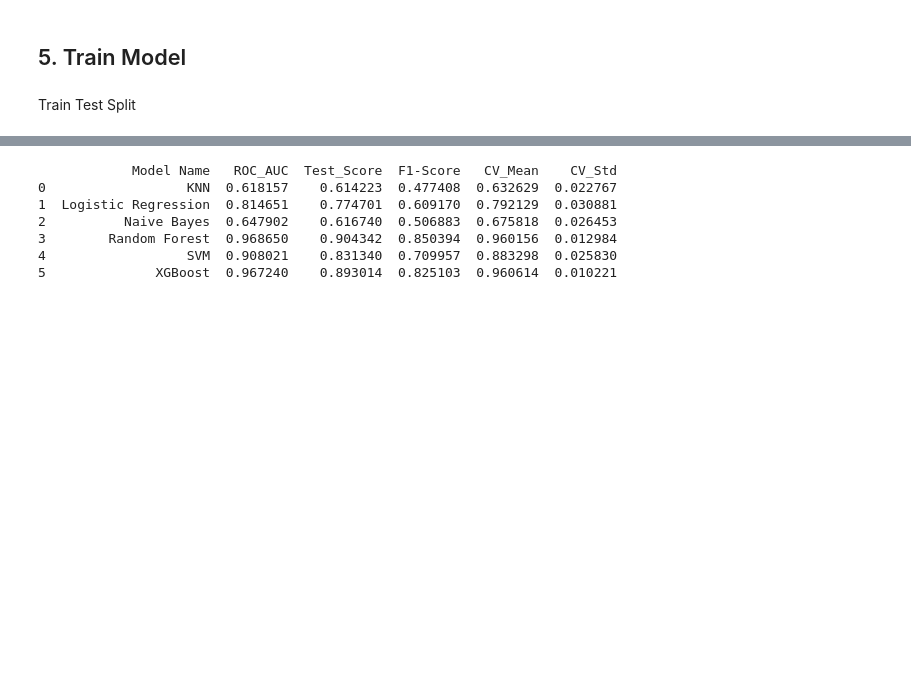
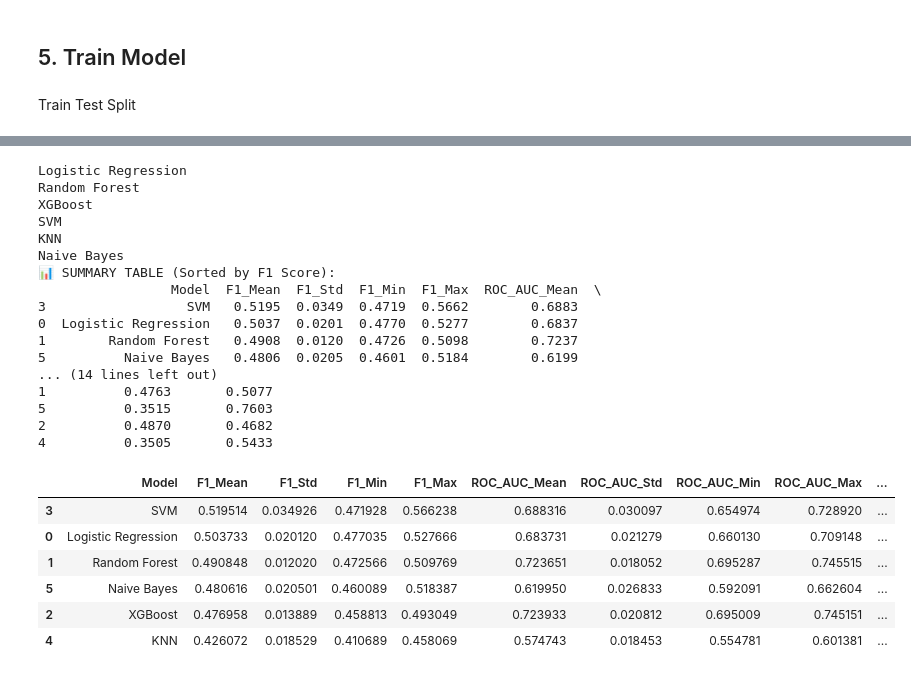
Before and after one commit to patrawi/spotify, a Jupyter notebook: 7_train_model_p.ipynb, the cells around one changed output, grey strips where cells are left out. Cells and saved outputs as stored; diff of their text form; code cells hidden in the pictures; blank space fills up the shorter version.

Commit message:
feat: change to stratified k fold

```diff
--- a/7_train_model_p.ipynb
+++ b/7_train_model_p.ipynb
@@ -101,7 +101,9 @@ artist_features_cols = [
                         'artist_song_count',
                         'artist_total_appearances']
 
-temporal_features_cols = ['release_month', 'release_quarter',
-                          'release_day_of_week', 'chart_lifespan_days', 'is_holiday_season', 'is_friday_release']
+# Removed 'release_month' due to high correlation (0.973) with 'release_quarter'
+temporal_features_cols = ['release_quarter',
+                          'release_month',
+                          'release_day_of_week', 'is_holiday_season', 'is_friday_release']
 
-all_features = audio_features_cols + artist_features_cols + temporal_features_cols
+all_features =  temporal_features_cols + audio_features_cols + artist_features_cols
@@ -131,7 +136,7 @@ y_train = (training_merged_df['popularity_label'] == 'Popular').astype(int)
 X_test = test_merged_df[all_features].copy()
 y_test = (test_merged_df['popularity_label'] == 'Popular').astype(int)
 # %%
-tscv = TimeSeriesSplit(n_splits=5)
+skf = StratifiedKFold(n_splits=5)
 # %% [markdown]
 ## 3. Scaling
 # %% [markdown]
@@ -186,12 +201,17 @@ for name, model in models.items():
 
 
     pipeline.fit(X_train, y_train)
+
+
     y_pred = pipeline.predict(X_test)
+    print(classification_report(y_test, y_pred))
+    print(confusion_matrix(y_test, y_pred))
     result = {}
     result['Model Name'] = name
     if hasattr(model, 'predict_proba'):
-        y_pred_proba = pipeline.predict_proba(X_test)[:, 1] # Probability of the positive class (1)
+        y_pred_proba = pipeline.predict_proba(X_test)[:, 1]
         roc_auc = roc_auc_score(y_test, y_pred_proba)
+        y_pred = (y_pred_proba >= 0.4).astype(int)
         result['ROC_AUC'] = roc_auc
     else:
         result['ROC_AUC'] = 'Not Available'
@@ -206,27 +274,57 @@ train_test_df = pd.DataFrame(train_test_split_results)
 # %%
+from sklearn.model_selection import cross_validate
+
+
 sorted_merged_df = merged_df.sort_values('first_appearance')
 sorted_X = sorted_merged_df[all_features].copy()
 sorted_y = (sorted_merged_df['popularity_label'] == 'Popular').astype(int)
 
-cv_results = []
+cv_results = {}
 for name, model in models.items():
     pipeline = Pipeline([
         ('preprocessor', create_preprocessor(name,all_features)),
         ('sampler', SMOTE(random_state=42)),
         ('classifier', model)
     ])
-    scores = cross_val_score(pipeline, sorted_X, sorted_y, cv=tscv, scoring='roc_auc')
-    cv_results.append({'Model Name': name, 'CV_Mean': scores.mean(), 'CV_Std': scores.std()})
+    scoring_metrics = {
+        'f1': 'f1',
+        'roc_auc': 'roc_auc',
+        'accuracy': 'accuracy',
+        'precision': 'precision',
+        'recall': 'recall'
+    }
+    cv_result = cross_validate(
+        pipeline,
+        sorted_X, sorted_y,
+        cv=skf,
+        scoring=scoring_metrics,
+        return_train_score=False
+    )
+    cv_results[name] = cv_result
 
-cv_df = pd.DataFrame(cv_results)
-
-comparison_df = train_test_df.merge(cv_df, on='Model Name', how='outer')
-print(comparison_df)
+create_cv_summary(cv_results)
 # %% [output]
-            Model Name   ROC_AUC  Test_Score  F1-Score   CV_Mean    CV_Std
-0                  KNN  0.618157    0.614223  0.477408  0.632629  0.022767
-1  Logistic Regression  0.814651    0.774701  0.609170  0.792129  0.030881
-2          Naive Bayes  0.647902    0.616740  0.506883  0.675818  0.026453
-3        Random Forest  0.968650    0.904342  0.850394  0.960156  0.012984
-4                  SVM  0.908021    0.831340  0.709957  0.883298  0.025830
-5              XGBoost  0.967240    0.893014  0.825103  0.960614  0.010221
+Logistic Regression
+Random Forest
+XGBoost
+SVM
+KNN
+Naive Bayes
+📊 SUMMARY TABLE (Sorted by F1 Score):
+                 Model  F1_Mean  F1_Std  F1_Min  F1_Max  ROC_AUC_Mean  \
+3                  SVM   0.5195  0.0349  0.4719  0.5662        0.6883
+0  Logistic Regression   0.5037  0.0201  0.4770  0.5277        0.6837
+1        Random Forest   0.4908  0.0120  0.4726  0.5098        0.7237
+5          Naive Bayes   0.4806  0.0205  0.4601  0.5184        0.6199
+... (14 lines left out)
+1          0.4763       0.5077
+5          0.3515       0.7603
+2          0.4870       0.4682
+4          0.3505       0.5433
+|  | Model | F1_Mean | F1_Std | F1_Min | F1_Max | ROC_AUC_Mean | ROC_AUC_Std | ROC_AUC_Min | ROC_AUC_Max | ... |
+| 3 | SVM | 0.519514 | 0.034926 | 0.471928 | 0.566238 | 0.688316 | 0.030097 | 0.654974 | 0.728920 | ... |
+| 0 | Logistic Regression | 0.503733 | 0.020120 | 0.477035 | 0.527666 | 0.683731 | 0.021279 | 0.660130 | 0.709148 | ... |
+| 1 | Random Forest | 0.490848 | 0.012020 | 0.472566 | 0.509769 | 0.723651 | 0.018052 | 0.695287 | 0.745515 | ... |
+| 5 | Naive Bayes | 0.480616 | 0.020501 | 0.460089 | 0.518387 | 0.619950 | 0.026833 | 0.592091 | 0.662604 | ... |
+| 2 | XGBoost | 0.476958 | 0.013889 | 0.458813 | 0.493049 | 0.723933 | 0.020812 | 0.695009 | 0.745151 | ... |
+| 4 | KNN | 0.426072 | 0.018529 | 0.410689 | 0.458069 | 0.574743 | 0.018453 | 0.554781 | 0.601381 | ... |
```
Also changed, not shown: parts of 11 cells of this notebook.
